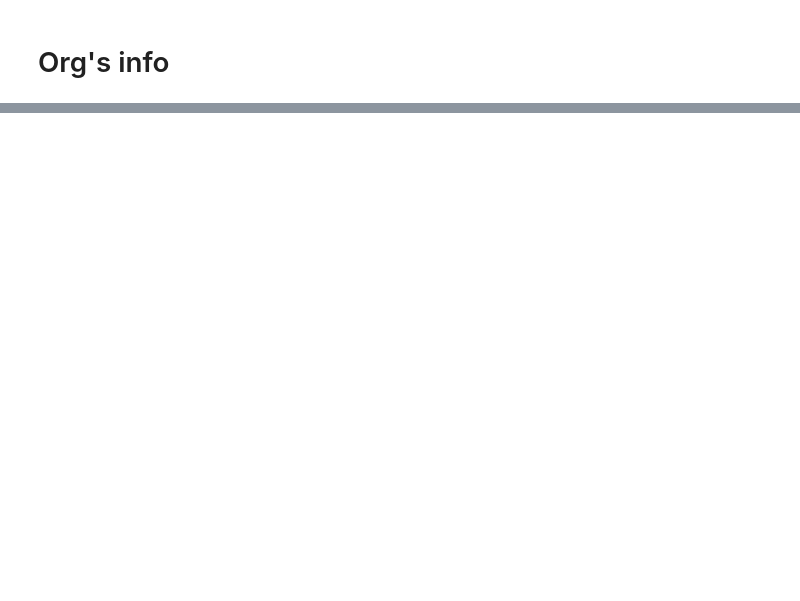
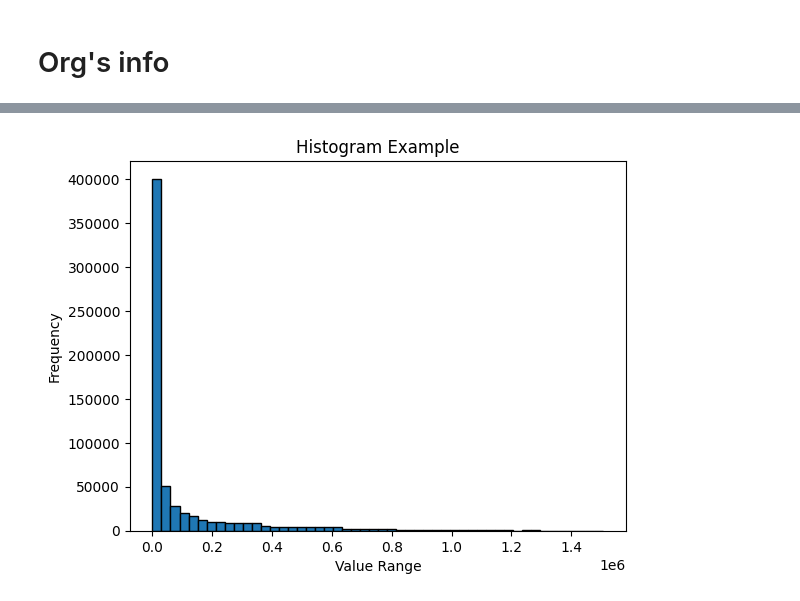
Before and after one commit to CP-RektMart/traffy-sunglui, a Jupyter notebook: ML/data_prep.ipynb, the cells around one changed output, grey strips where cells are left out. Cells and saved outputs as stored; diff of their text form; code cells hidden in the pictures; blank space fills up the shorter version.

```diff
--- a/ML/data_prep.ipynb
+++ b/ML/data_prep.ipynb
@@ -229,3 +208,5 @@ filtered_df.loc[means.index, target_cols] = means
 
 # Result
 filtered_df[['orgs_list'] + target_cols]
+
+filtered_df.drop(columns=['orgs_list'], inplace=True)
@@ -245,0 +226,16 @@ filtered_df[['orgs_list'] + target_cols]
+# %%
+s = filtered_df['duration']
+threshold = s.quantile(1)
+s_trimmed = s[s < threshold]
+
+s_trimmed.plot(kind='hist', bins=50, edgecolor='black')
+
+# Add labels and title
+plt.xlabel('Value Range')
+plt.ylabel('Frequency')
+plt.title('Histogram Example')
+
+# Show plot
+plt.show()
+# %% [output]
+[figure, added]
```
Also changed, not shown: parts of 19 cells of this notebook, 1 other file.
